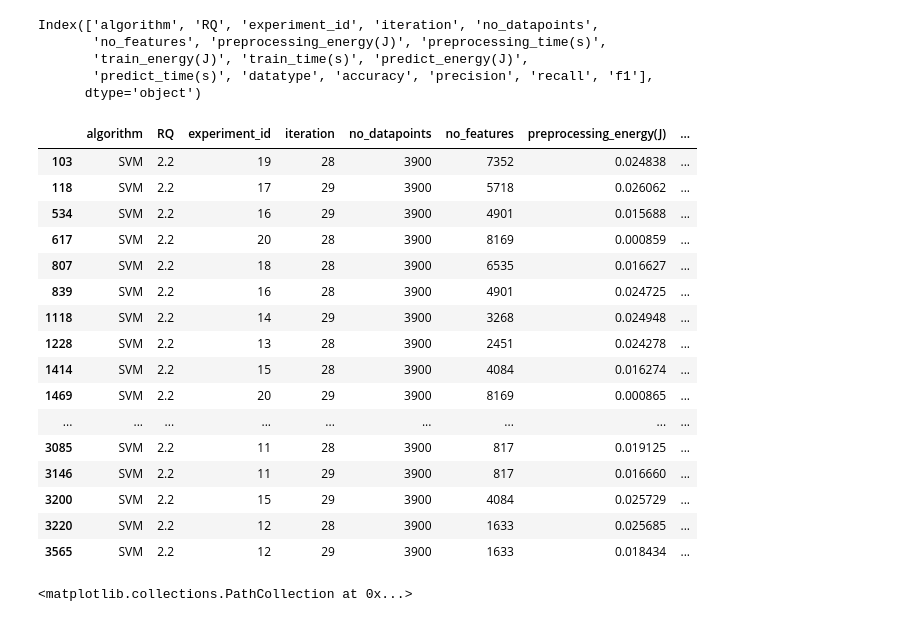
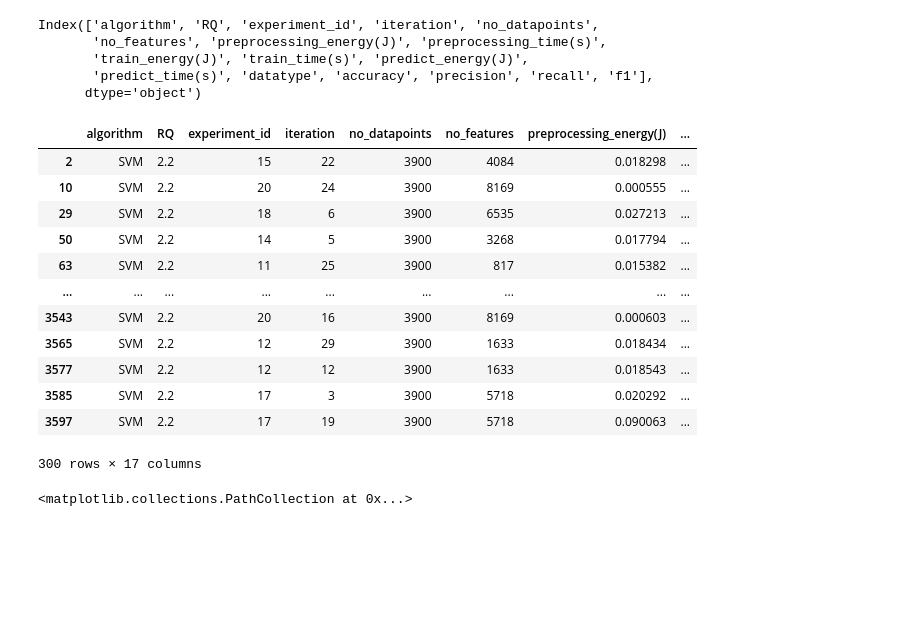
Before and after one commit to kikyo01/info250, a Jupyter notebook: project1/project1.ipynb, the cells around one changed output. Cells and saved outputs as stored; diff of their text form; code cells hidden in the pictures; blank space fills up the shorter version.

```diff
--- a/project1/project1.ipynb
+++ b/project1/project1.ipynb
@@ -195,25 +216,21 @@ Index(['algorithm', 'RQ', 'experiment_id', 'iteration', 'no_datapoints',
        'predict_time(s)', 'datatype', 'accuracy', 'precision', 'recall', 'f1'],
       dtype='object')
 # %%
-df[(df["algorithm"]=="SVM") & (df["iteration"]>=28)&(df["RQ"]==2.2)]
+df[(df["algorithm"]=="SVM")&(df["RQ"]==2.2)]
 # %% [output]
 |  | algorithm | RQ | experiment_id | iteration | no_datapoints | no_features | preprocessing_energy(J) | ... |
-| 103 | SVM | 2.2 | 19 | 28 | 3900 | 7352 | 0.024838 | ... |
-| 118 | SVM | 2.2 | 17 | 29 | 3900 | 5718 | 0.026062 | ... |
-| 534 | SVM | 2.2 | 16 | 29 | 3900 | 4901 | 0.015688 | ... |
-| 617 | SVM | 2.2 | 20 | 28 | 3900 | 8169 | 0.000859 | ... |
-| 807 | SVM | 2.2 | 18 | 28 | 3900 | 6535 | 0.016627 | ... |
-| 839 | SVM | 2.2 | 16 | 28 | 3900 | 4901 | 0.024725 | ... |
-| 1118 | SVM | 2.2 | 14 | 29 | 3900 | 3268 | 0.024948 | ... |
-| 1228 | SVM | 2.2 | 13 | 28 | 3900 | 2451 | 0.024278 | ... |
-| 1414 | SVM | 2.2 | 15 | 28 | 3900 | 4084 | 0.016274 | ... |
-| 1469 | SVM | 2.2 | 20 | 29 | 3900 | 8169 | 0.000865 | ... |
+| 2 | SVM | 2.2 | 15 | 22 | 3900 | 4084 | 0.018298 | ... |
+| 10 | SVM | 2.2 | 20 | 24 | 3900 | 8169 | 0.000555 | ... |
+| 29 | SVM | 2.2 | 18 | 6 | 3900 | 6535 | 0.027213 | ... |
+| 50 | SVM | 2.2 | 14 | 5 | 3900 | 3268 | 0.017794 | ... |
+| 63 | SVM | 2.2 | 11 | 25 | 3900 | 817 | 0.015382 | ... |
 | ... | ... | ... | ... | ... | ... | ... | ... | ... |
-| 3085 | SVM | 2.2 | 11 | 28 | 3900 | 817 | 0.019125 | ... |
-| 3146 | SVM | 2.2 | 11 | 29 | 3900 | 817 | 0.016660 | ... |
-| 3200 | SVM | 2.2 | 15 | 29 | 3900 | 4084 | 0.025729 | ... |
-| 3220 | SVM | 2.2 | 12 | 28 | 3900 | 1633 | 0.025685 | ... |
+| 3543 | SVM | 2.2 | 20 | 16 | 3900 | 8169 | 0.000603 | ... |
 | 3565 | SVM | 2.2 | 12 | 29 | 3900 | 1633 | 0.018434 | ... |
+| 3577 | SVM | 2.2 | 12 | 12 | 3900 | 1633 | 0.018543 | ... |
+| 3585 | SVM | 2.2 | 17 | 3 | 3900 | 5718 | 0.020292 | ... |
+| 3597 | SVM | 2.2 | 17 | 19 | 3900 | 5718 | 0.090063 | ... |
+300 rows × 17 columns
 # %%
 #探索迭代次数和消耗的关系
 plt.ylim(0,2)
```
Also changed, not shown: parts of 10 cells of this notebook.
